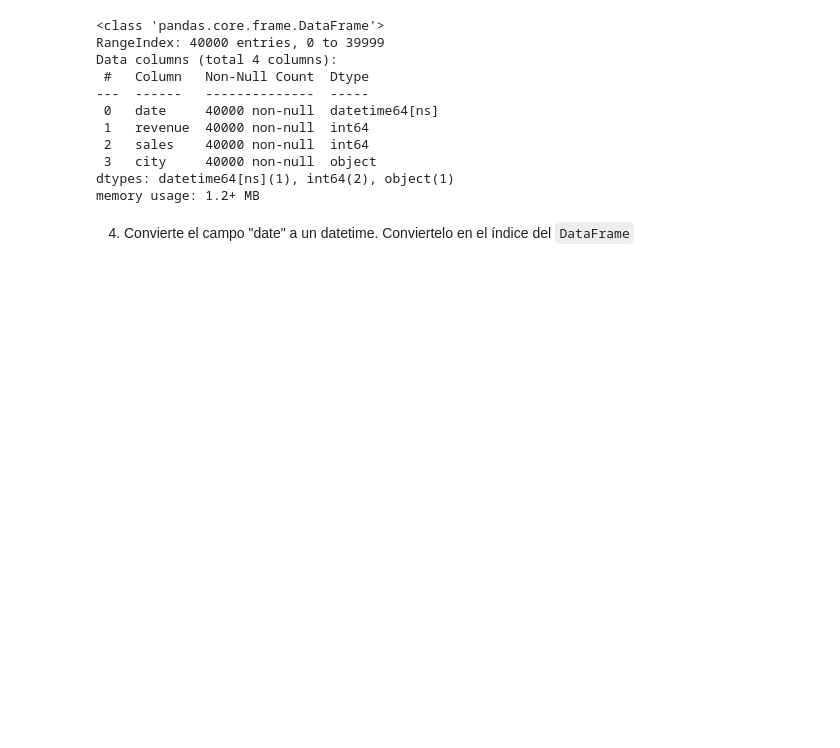
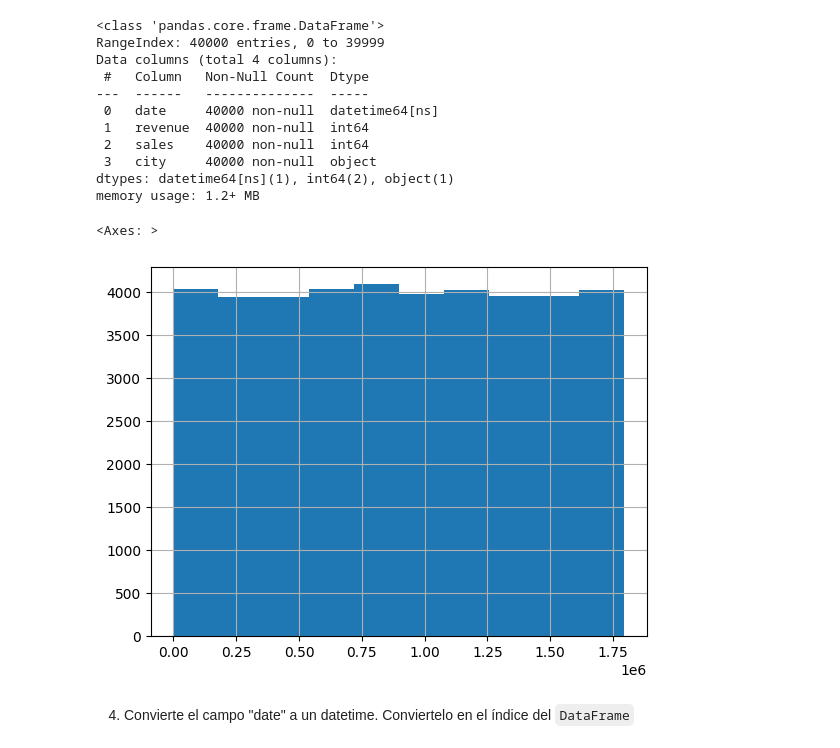
Before and after one commit to JPG250493/Repo-Ejercicios-Jesus, a Jupyter notebook: 03_Data_Analysis/Sprint_05/Unidad_02_Procesado_Datos_Internos_Ficheros/03_Practica_Obligatoria/18_Practica_Obligatoria_Ficheros.ipynb, the cells around one changed output. Drawn from its saved outputs; the diff is of its cells as text; code cells hidden in the pictures; blank space fills up the shorter version.

```diff
--- a/03_Data_Analysis/Sprint_05/Unidad_02_Procesado_Datos_Internos_Ficheros/03_Practica_Obligatoria/18_Practica_Obligatoria_Ficheros.ipynb
+++ b/03_Data_Analysis/Sprint_05/Unidad_02_Procesado_Datos_Internos_Ficheros/03_Practica_Obligatoria/18_Practica_Obligatoria_Ficheros.ipynb
@@ -108,6 +112,11 @@ Data columns (total 4 columns):
  3   city     40000 non-null  object
 dtypes: datetime64[ns](1), int64(2), object(1)
 memory usage: 1.2+ MB
+# %%
+df_excel["revenue"].hist()
+# %% [output]
+<Axes: >
+[figure, added]
 # %% [markdown]
 4. Convierte el campo "date" a un datetime. Conviertelo en el índice del `DataFrame`
 # %%
```
Also changed, not shown: parts of 4 cells of this notebook, 4 other files.
